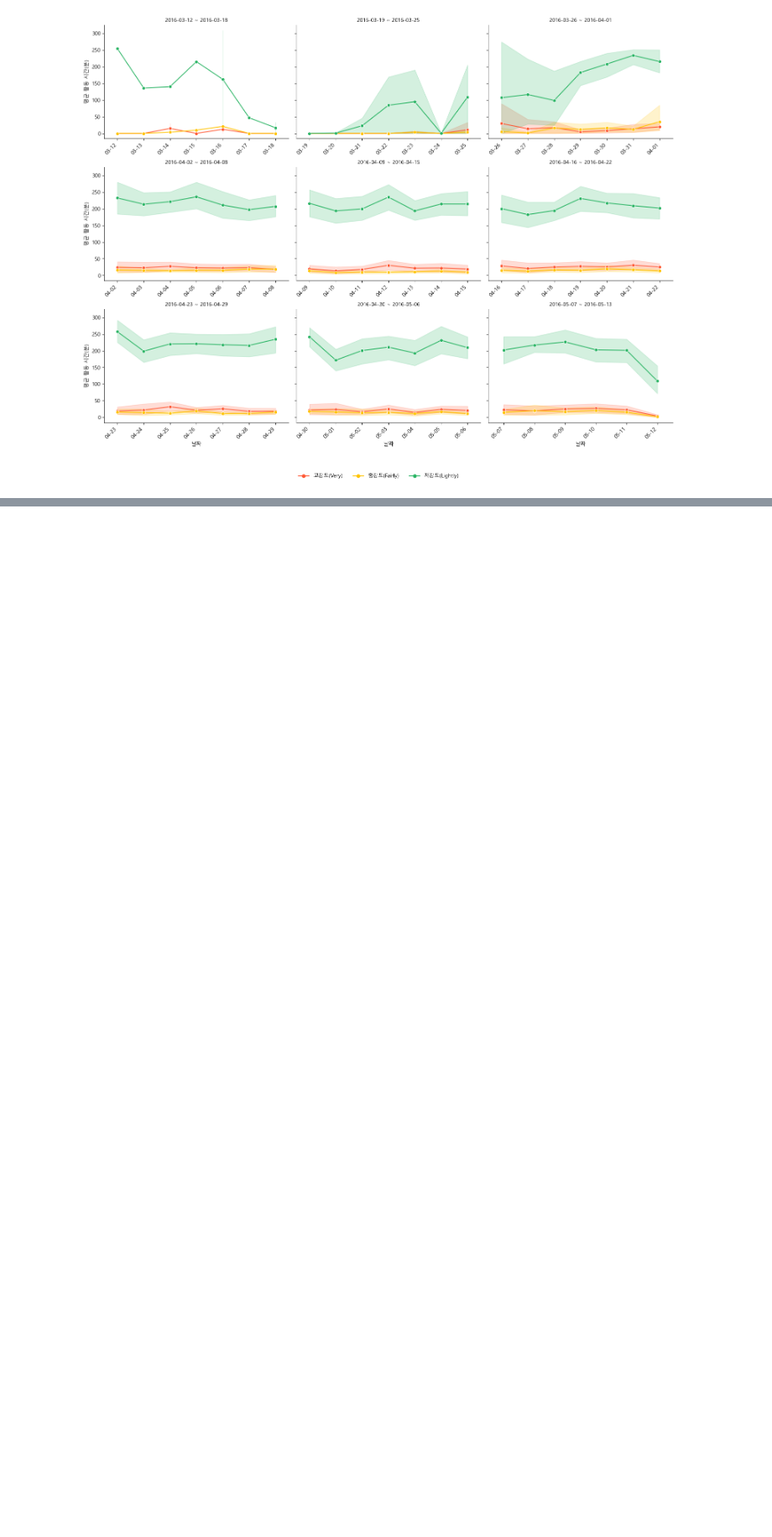
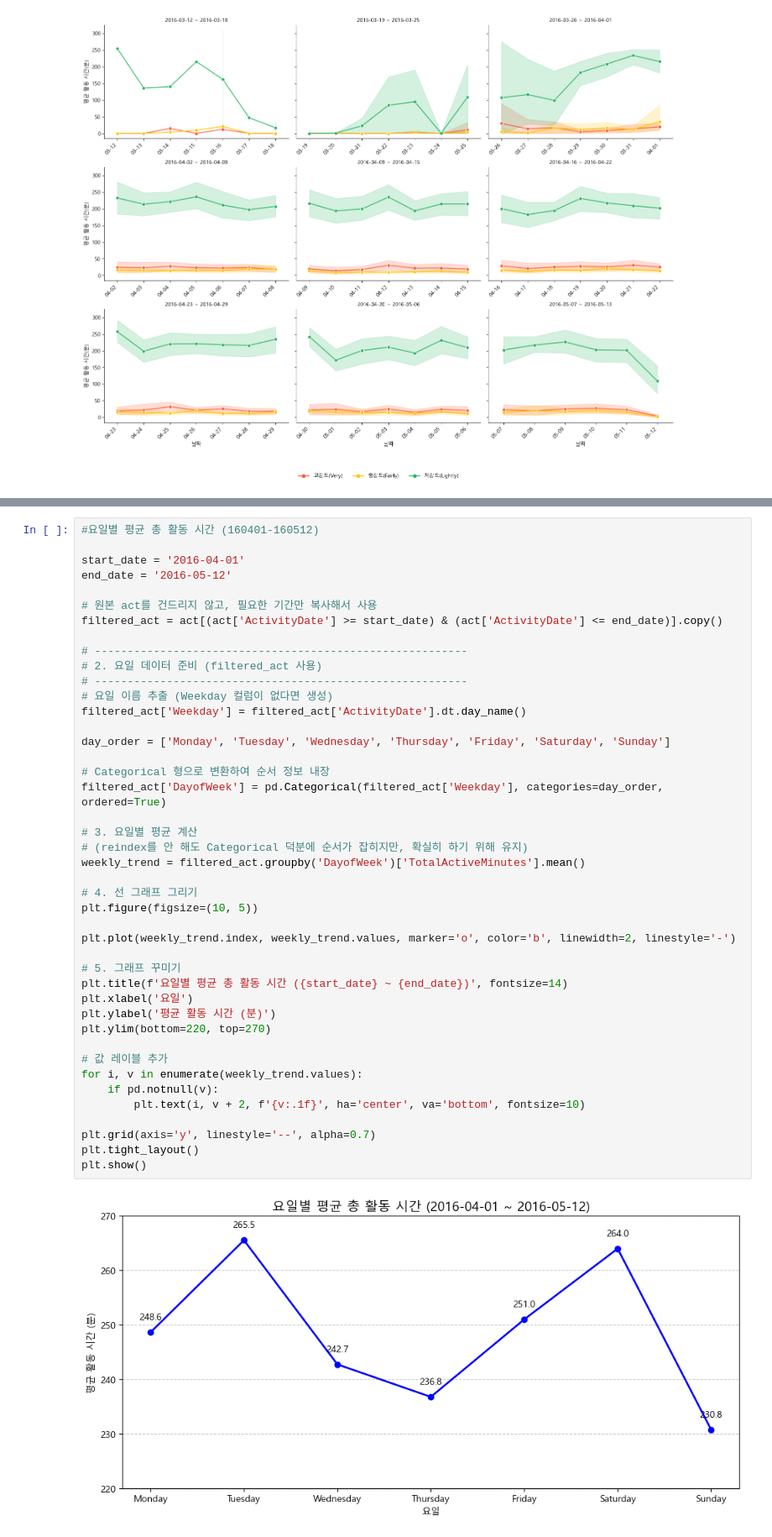
Before and after one commit to jeesy95-creator/sparta_15, a Jupyter notebook: notebooks/LeeCR.ipynb, the cells around one changed output, grey strips where cells are left out. Shown at 84% size. Cells and saved outputs as stored; diff of their text form; blank space fills up the shorter version.

```diff
--- a/notebooks/LeeCR.ipynb
+++ b/notebooks/LeeCR.ipynb
@@ -766,0 +739,45 @@ plt.show()
+# %%
+#요일별 평균 총 활동 시간 (160401-160512)
+
+start_date = '2016-04-01'
+end_date = '2016-05-12'
+
+# 원본 act를 건드리지 않고, 필요한 기간만 복사해서 사용
+filtered_act = act[(act['ActivityDate'] >= start_date) & (act['ActivityDate'] <= end_date)].copy()
+
+# ---------------------------------------------------------
+# 2. 요일 데이터 준비 (filtered_act 사용)
+# ---------------------------------------------------------
+# 요일 이름 추출 (Weekday 컬럼이 없다면 생성)
+filtered_act['Weekday'] = filtered_act['ActivityDate'].dt.day_name()
+
+day_order = ['Monday', 'Tuesday', 'Wednesday', 'Thursday', 'Friday', 'Saturday', 'Sunday']
+
+# Categorical 형으로 변환하여 순서 정보 내장
+filtered_act['DayofWeek'] = pd.Categorical(filtered_act['Weekday'], categories=day_order, ordered=True)
+
+# 3. 요일별 평균 계산
+# (reindex를 안 해도 Categorical 덕분에 순서가 잡히지만, 확실히 하기 위해 유지)
+weekly_trend = filtered_act.groupby('DayofWeek')['TotalActiveMinutes'].mean()
+
+# 4. 선 그래프 그리기
+plt.figure(figsize=(10, 5))
+
+plt.plot(weekly_trend.index, weekly_trend.values, marker='o', color='b', linewidth=2, linestyle='-')
+
+# 5. 그래프 꾸미기
+plt.title(f'요일별 평균 총 활동 시간 ({start_date} ~ {end_date})', fontsize=14)
+plt.xlabel('요일')
+plt.ylabel('평균 활동 시간 (분)')
+plt.ylim(bottom=220, top=270)
+
+# 값 레이블 추가
+for i, v in enumerate(weekly_trend.values):
+    if pd.notnull(v):
+        plt.text(i, v + 2, f'{v:.1f}', ha='center', va='bottom', fontsize=10)
+
+plt.grid(axis='y', linestyle='--', alpha=0.7)
+plt.tight_layout()
+plt.show()
+# %% [output]
+[figure, added]
```
Also changed, not shown: parts of 21 cells of this notebook, 3 other files.
